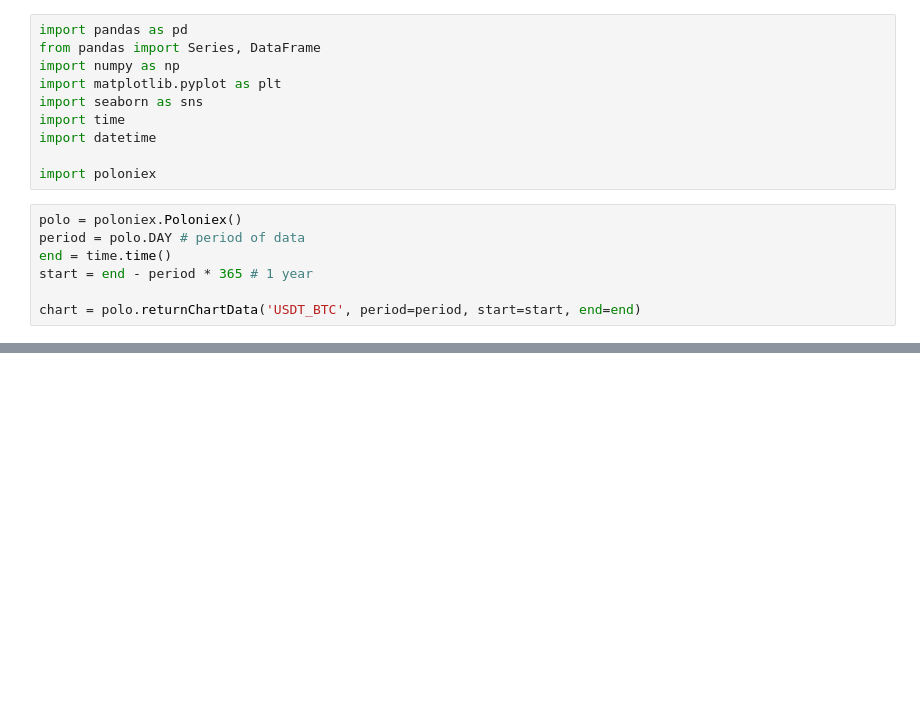
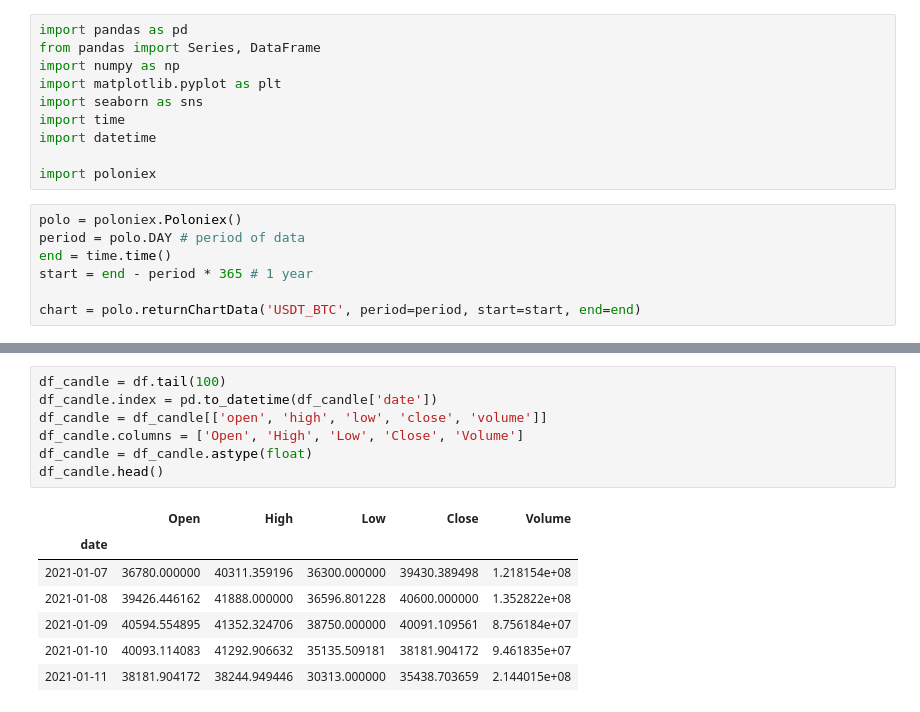
Before and after one commit to TokiedaKodai/Bitcoin-Analysis, a Jupyter notebook: jupyter/load_chart.ipynb, the cells around one changed output, grey strips where cells are left out. Drawn from its saved outputs; the diff is of its cells as text; blank space fills up the shorter version.

```diff
--- a/jupyter/load_chart.ipynb
+++ b/jupyter/load_chart.ipynb
@@ -68,0 +77,15 @@ date_str
+# %%
+df_candle = df.tail(100)
+df_candle.index = pd.to_datetime(df_candle['date'])
+df_candle = df_candle[['open', 'high', 'low', 'close', 'volume']]
+df_candle.columns = ['Open', 'High', 'Low', 'Close', 'Volume']
+df_candle = df_candle.astype(float)
+df_candle.head()
+# %% [output]
+|  | Open | High | Low | Close | Volume |
+| date |  |  |  |  |  |
+| 2021-01-07 | 36780.000000 | 40311.359196 | 36300.000000 | 39430.389498 | 1.218154e+08 |
+| 2021-01-08 | 39426.446162 | 41888.000000 | 36596.801228 | 40600.000000 | 1.352822e+08 |
+| 2021-01-09 | 40594.554895 | 41352.324706 | 38750.000000 | 40091.109561 | 8.756184e+07 |
+| 2021-01-10 | 40093.114083 | 41292.906632 | 35135.509181 | 38181.904172 | 9.461835e+07 |
+| 2021-01-11 | 38181.904172 | 38244.949446 | 30313.000000 | 35438.703659 | 2.144015e+08 |
```
Also changed, not shown: parts of 7 cells of this notebook, 7 other files.
